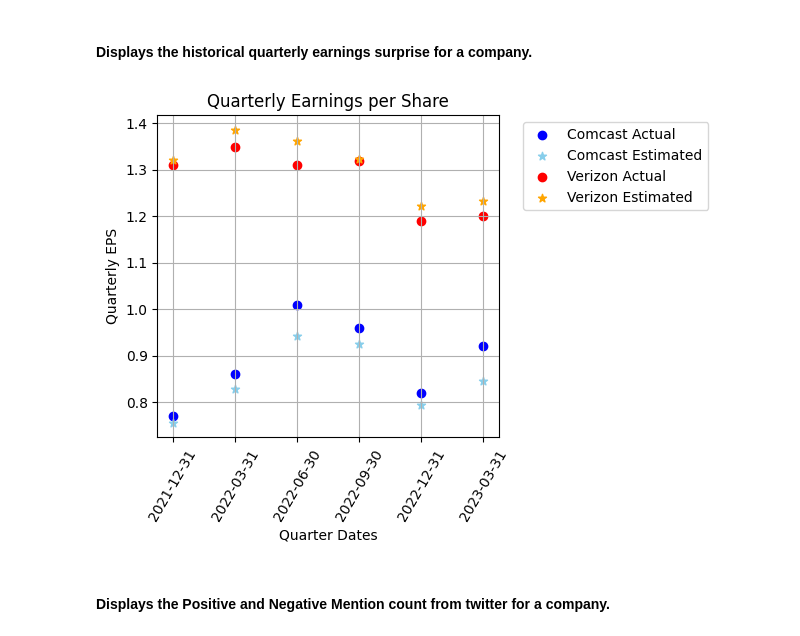
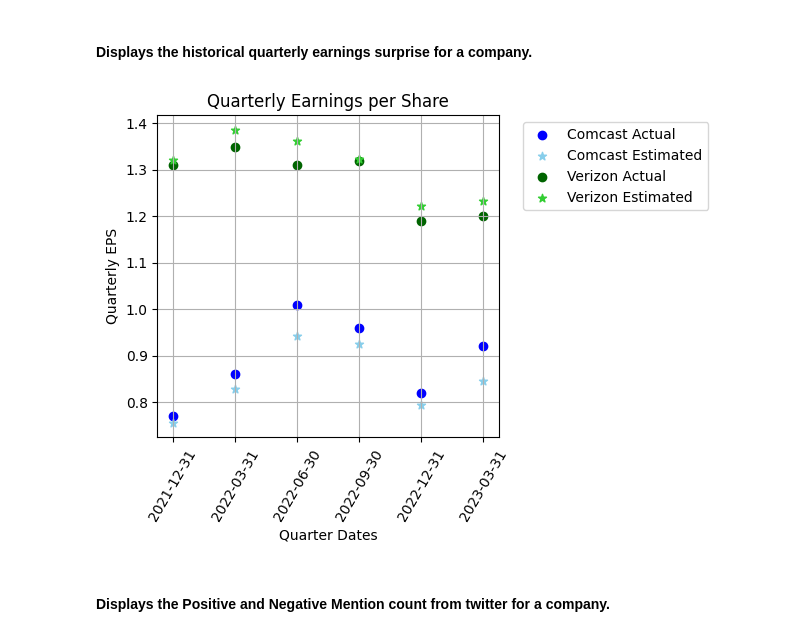
Before and after one commit to geoffpatton/stock-prediction, a Jupyter notebook: project_impl.ipynb, the cells around one changed output. Saved outputs shown, nothing was run; the diff lists cells and outputs as text; code cells hidden in the pictures.

```diff
--- a/project_impl.ipynb
+++ b/project_impl.ipynb
@@ -457,27 +438,27 @@ plt.show()
 # %%
 all_earnings_df = pd.read_csv('./data/surprise_earnings.csv', header = 0)
 comcast_earnings_df = all_earnings_df[all_earnings_df['symbol'] == ticker_symbol].sort_values(by=['period'])
 verizon_earnings_df = all_earnings_df[all_earnings_df['symbol'] == 'VZ'].sort_values(by=['period'])
 
 ax = plt.axes()
 ax.grid()
 ax.set(xlabel='Quarter Dates', ylabel='Quarterly EPS', title="Quarterly Earnings per Share")
 
 ax.scatter(comcast_earnings_df['period'], comcast_earnings_df['actual'], label='Comcast Actual', c='b')
 ax.scatter(comcast_earnings_df['period'], comcast_earnings_df['estimate'], label='Comcast Estimated', c='skyblue', marker="*")
 
-ax.scatter(verizon_earnings_df['period'], verizon_earnings_df['actual'], label='Verizon Actual', c='r')
-ax.scatter(verizon_earnings_df['period'], verizon_earnings_df['estimate'], label='Verizon Estimated', c='orange', marker="*")
+ax.scatter(verizon_earnings_df['period'], verizon_earnings_df['actual'], label='Verizon Actual', c='darkgreen')
+ax.scatter(verizon_earnings_df['period'], verizon_earnings_df['estimate'], label='Verizon Estimated', c='limegreen', marker="*")
 
 
 for tick in ax.get_xticklabels():
     tick.set_rotation(60)
 
 plt.legend(bbox_to_anchor=(1.05, 1.0), loc='upper left')
 plt.tight_layout()
 plt.show()
 # %% [output]
-[figure, old version]
+[figure, new version]
 # %% [markdown]
 #### Displays the Positive and Negative Mention count from twitter for a company.
 # %%
```
Also changed, not shown: parts of 6 cells of this notebook.
